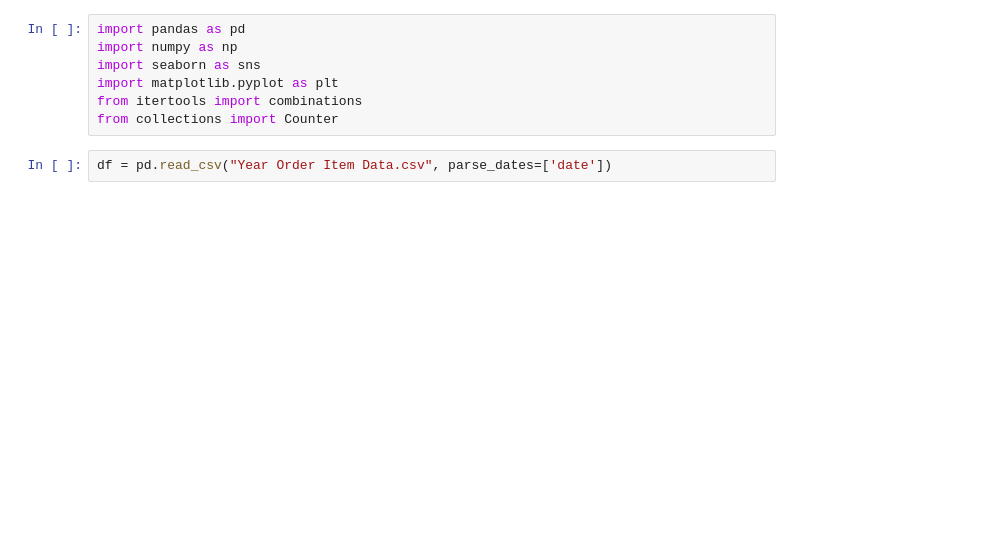
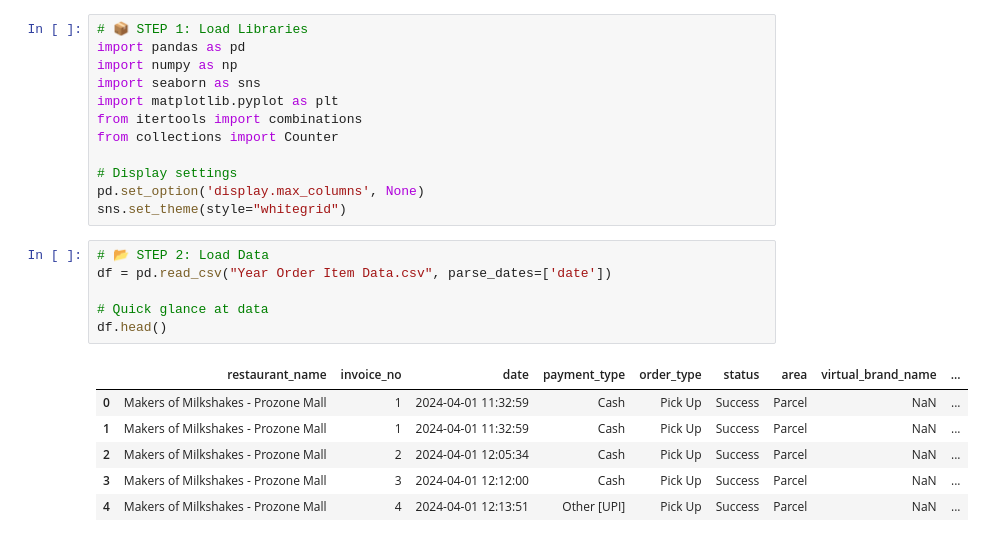
Before and after one commit to Rikhil-Nell/Clink, a Jupyter notebook: analysis/order_analysis.ipynb, the cells around one changed output. Cells and saved outputs as stored; diff of their text form; blank space fills up the shorter version.

```diff
--- a/analysis/order_analysis.ipynb
+++ b/analysis/order_analysis.ipynb
@@ -1,10 +1,26 @@
 # %%
+# 📦 STEP 1: Load Libraries
 import pandas as pd
 import numpy as np
 import seaborn as sns
 import matplotlib.pyplot as plt
 from itertools import combinations
 from collections import Counter
+
+# Display settings
+pd.set_option('display.max_columns', None)
+sns.set_theme(style="whitegrid")
 # %%
+# 📂 STEP 2: Load Data
 df = pd.read_csv("Year Order Item Data.csv", parse_dates=['date'])
+
+# Quick glance at data
+df.head()
+# %% [output]
+|  | restaurant_name | invoice_no | date | payment_type | order_type | status | area | virtual_brand_name | ... |
+| 0 | Makers of Milkshakes - Prozone Mall | 1 | 2024-04-01 11:32:59 | Cash | Pick Up | Success | Parcel | NaN | ... |
+| 1 | Makers of Milkshakes - Prozone Mall | 1 | 2024-04-01 11:32:59 | Cash | Pick Up | Success | Parcel | NaN | ... |
+| 2 | Makers of Milkshakes - Prozone Mall | 2 | 2024-04-01 12:05:34 | Cash | Pick Up | Success | Parcel | NaN | ... |
+| 3 | Makers of Milkshakes - Prozone Mall | 3 | 2024-04-01 12:12:00 | Cash | Pick Up | Success | Parcel | NaN | ... |
+| 4 | Makers of Milkshakes - Prozone Mall | 4 | 2024-04-01 12:13:51 | Other [UPI] | Pick Up | Success | Parcel | NaN | ... |
 # %%
```
Also changed, not shown: parts of 25 cells of this notebook, 31 other files.
